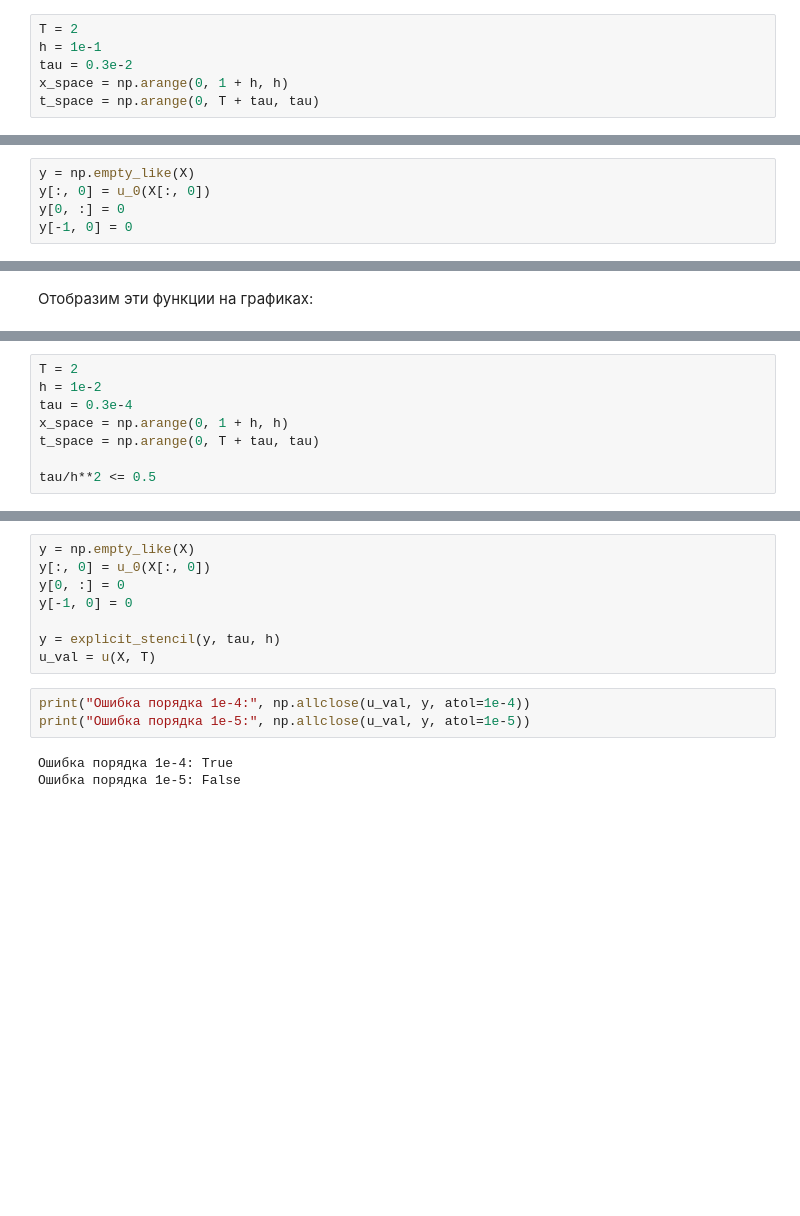
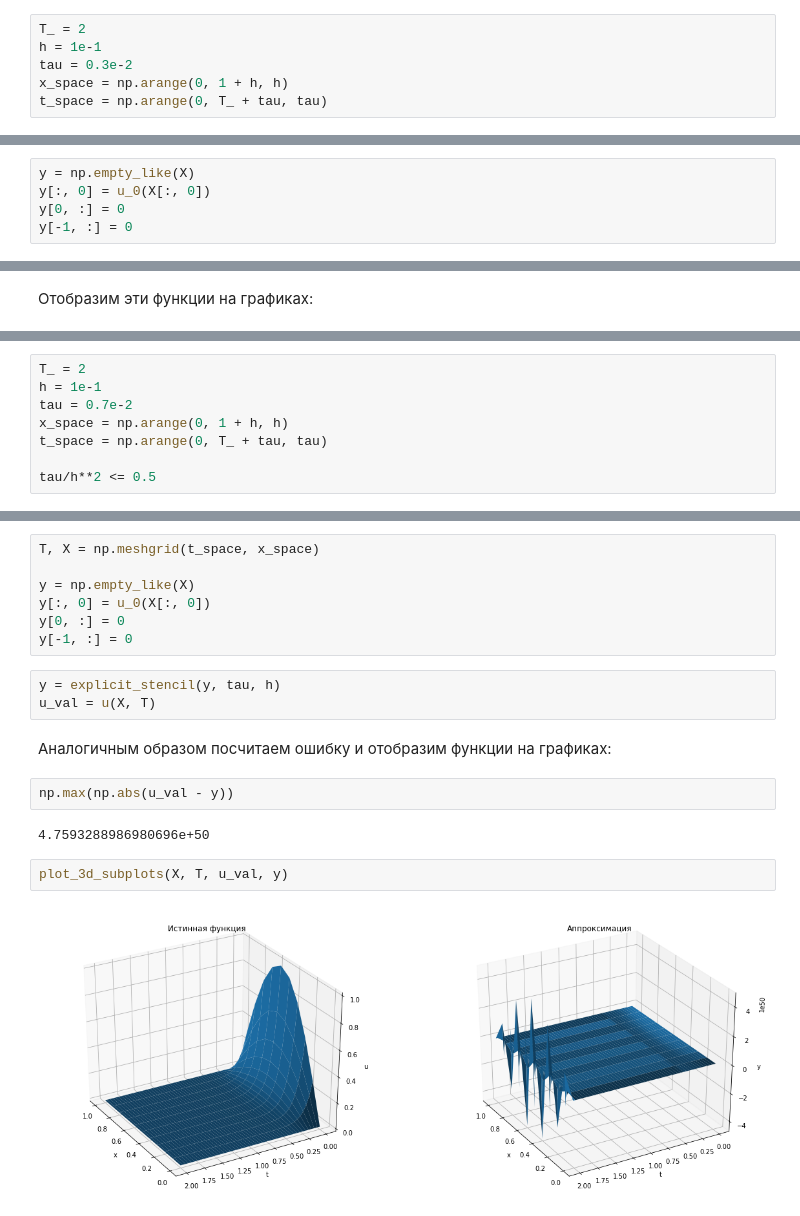
Before and after one commit to ProkopievGr/num_meth, a Jupyter notebook: tasks/Григорий Прокопьев - heat_conduction_PDE.ipynb, the cells around one changed output, grey strips where cells are left out. Cells and saved outputs as stored; diff of their text form; blank space fills up the shorter version.

Commit message:
explicit stencil upd2

```diff
--- a/tasks/Григорий Прокопьев - heat_conduction_PDE.ipynb
+++ b/tasks/Григорий Прокопьев - heat_conduction_PDE.ipynb
@@ -38,11 +38,11 @@ $$ \frac{\tau}{h^2} \leqslant \frac{1}{2} $$
 # %% [markdown]
 Зададим область решения и шаги сетки по пространству и времени:
 # %%
-T = 2
+T_ = 2
 h = 1e-1
 tau = 0.3e-2
 x_space = np.arange(0, 1 + h, h)
-t_space = np.arange(0, T + tau, tau)
+t_space = np.arange(0, T_ + tau, tau)
 # %% [markdown]
 Проверим выполнение условия устойчивости:
 # %%
@@ -67,7 +67,7 @@ X.shape
 y = np.empty_like(X)
 y[:, 0] = u_0(X[:, 0])
 y[0, :] = 0
-y[-1, 0] = 0
+y[-1, :] = 0
 # %% [markdown]
 Определим функцию, реализирующую явный шаблон:
 # %%
@@ -147,9 +140,9 @@ plt.show()
 # %%
-T = 2
-h = 1e-2
-tau = 0.3e-4
+T_ = 2
+h = 1e-1
+tau = 0.7e-2
 x_space = np.arange(0, 1 + h, h)
-t_space = np.arange(0, T + tau, tau)
+t_space = np.arange(0, T_ + tau, tau)
 
 tau/h**2 <= 0.5
 # %% [output]
@@ -172,14 +150,20 @@ T.shape
 # %%
+T, X = np.meshgrid(t_space, x_space)
+
 y = np.empty_like(X)
 y[:, 0] = u_0(X[:, 0])
 y[0, :] = 0
-y[-1, 0] = 0
-
-y = explicit_stencil(y, tau, h)
-u_val = u(X, T)
+y[-1, :] = 0
-# %%
-print("Ошибка порядка 1e-4:", np.allclose(u_val, y, atol=1e-4))
-print("Ошибка порядка 1e-5:", np.allclose(u_val, y, atol=1e-5))
-# %% [output]
-Ошибка порядка 1e-4: True
-Ошибка порядка 1e-5: False
+# %%
+y = explicit_stencil(y, tau, h)
+u_val = u(X, T)
+# %% [markdown]
+Аналогичным образом посчитаем ошибку и отобразим функции на графиках:
+# %%
+np.max(np.abs(u_val - y))
+# %% [output]
+4.7593288986980696e+50
+# %%
+plot_3d_subplots(X, T, u_val, y)
+# %% [output]
+[figure, added]
```
Also changed, not shown: parts of 31 cells of this notebook.
